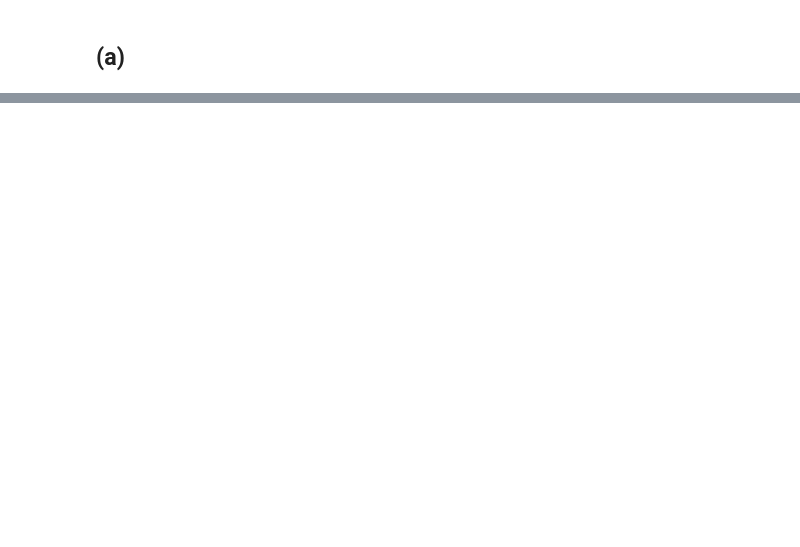
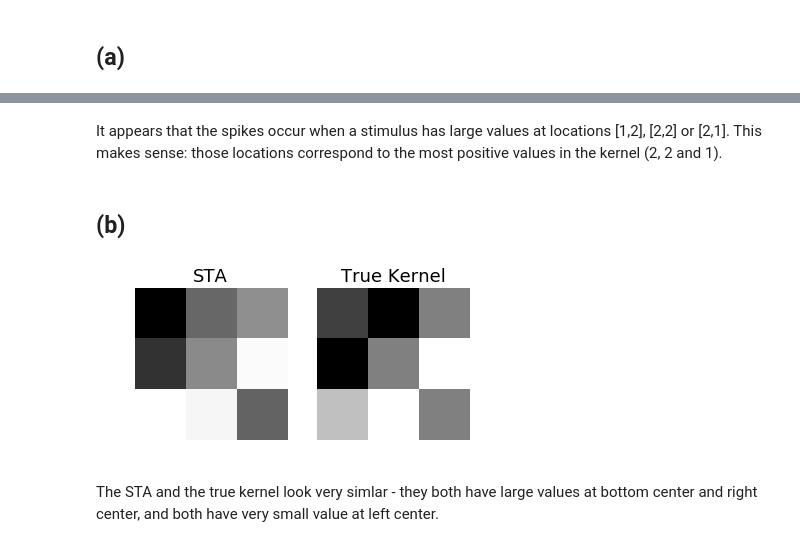
Before and after one commit to rfeinman/hw-mathtools, a Jupyter notebook: Feinman_Reuben_HW6/hw6.ipynb, the cells around one changed output, grey strips where cells are left out. Drawn from its saved outputs; the diff is of its cells as text; code cells hidden in the pictures; blank space fills up the shorter version.

```diff
--- a/Feinman_Reuben_HW6/hw6.ipynb
+++ b/Feinman_Reuben_HW6/hw6.ipynb
@@ -44,0 +136,31 @@ stimuli.shape
+# %% [markdown]
+It appears that the spikes occur when a stimulus has large values at locations [1,2], [2,2] or [2,1]. This makes sense: those locations correspond to the most positive values in the kernel (2, 2 and 1).
+# %% [markdown]
+## (b)
+# %%
+# Compute the sta
+nb_spikes = 0
+sta = np.zeros((9,))
+for i in range(100):
+    if spikes[i]:
+        nb_spikes += 1
+        sta += stimuli[i]
+sta /= nb_spikes
+
+# rescale it to have unit norm
+sta /= np.linalg.norm(sta)
+# %%
+# Display normalized STA as a grayscale image alongside
+# the ground truth kernel
+fig, axes = plt.subplots(nrows=1, ncols=2, figsize=(6,3))
+axes[0].imshow(sta.reshape(3,3), cmap='gray')
+axes[0].set_title('STA', fontsize=18)
+axes[0].axis('off')
+axes[1].imshow(kernel.reshape(3,3), cmap='gray')
+axes[1].set_title('True Kernel', fontsize=18)
+axes[1].axis('off')
+plt.show()
+# %% [output]
+[figure, added]
+# %% [markdown]
+The STA and the true kernel look very simlar - they both have large values at bottom center and right center, and both have very small value at left center.
```
Also changed, not shown: parts of 17 cells of this notebook.
